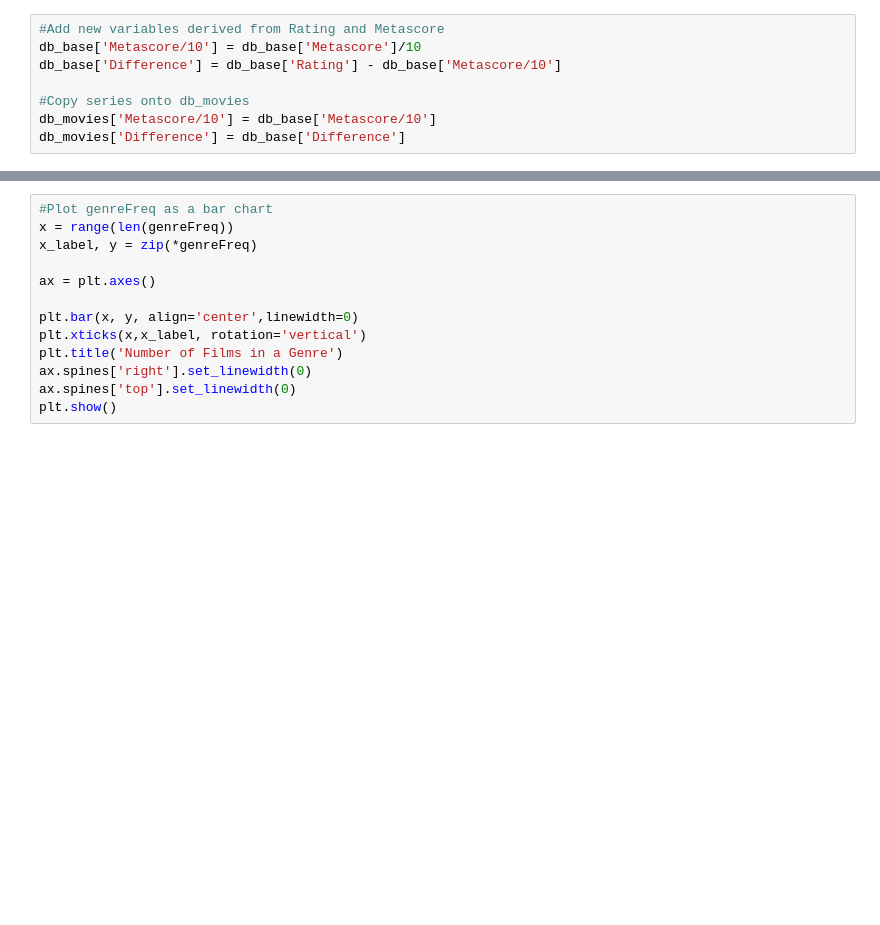
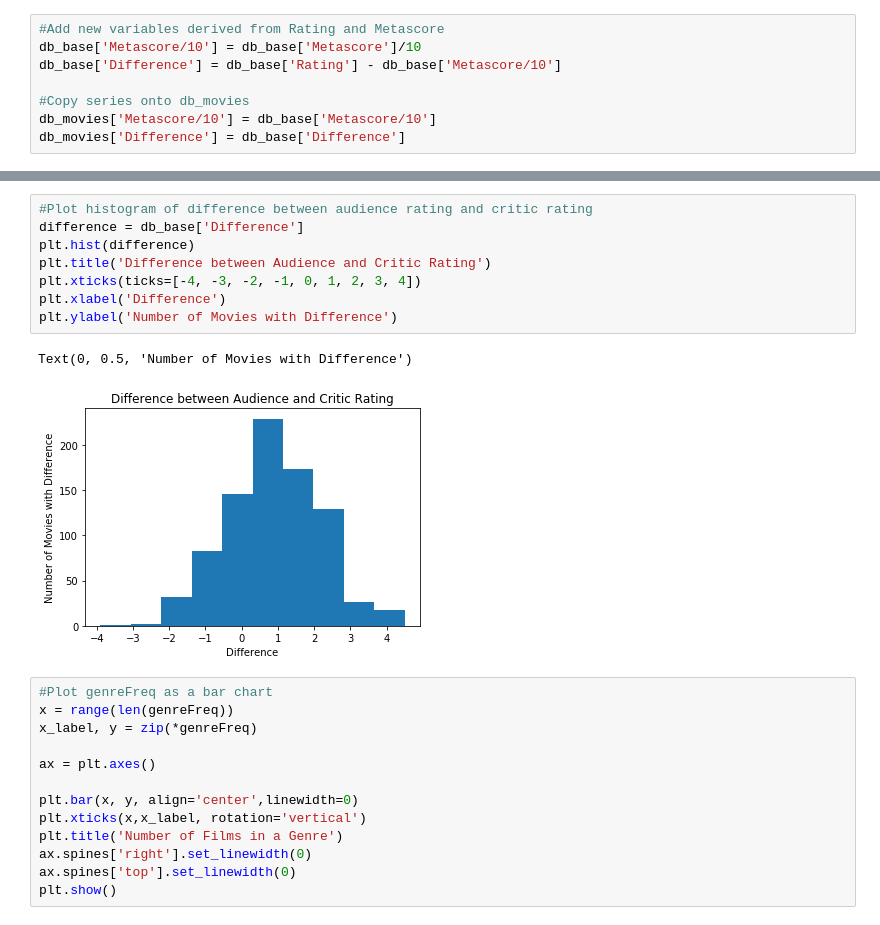
Before and after one commit to Laser11/GenreVDeltaRatings, a Jupyter notebook: FinalProject.ipynb, the cells around one changed output, grey strips where cells are left out. Cells and saved outputs as stored; diff of their text form; blank space fills up the shorter version.

```diff
--- a/FinalProject.ipynb
+++ b/FinalProject.ipynb
@@ -149,3 +159,14 @@ In addition, as part of answering our prediction, some of the genres have been g
+# %%
+#Plot histogram of difference between audience rating and critic rating
+difference = db_base['Difference']
+plt.hist(difference)
+plt.title('Difference between Audience and Critic Rating')
+plt.xticks(ticks=[-4, -3, -2, -1, 0, 1, 2, 3, 4])
+plt.xlabel('Difference')
+plt.ylabel('Number of Movies with Difference')
+# %% [output]
+Text(0, 0.5, 'Number of Movies with Difference')
+[figure, added]
 # %%
 #Plot genreFreq as a bar chart
 x = range(len(genreFreq))
```
Also changed, not shown: parts of 19 cells of this notebook.
